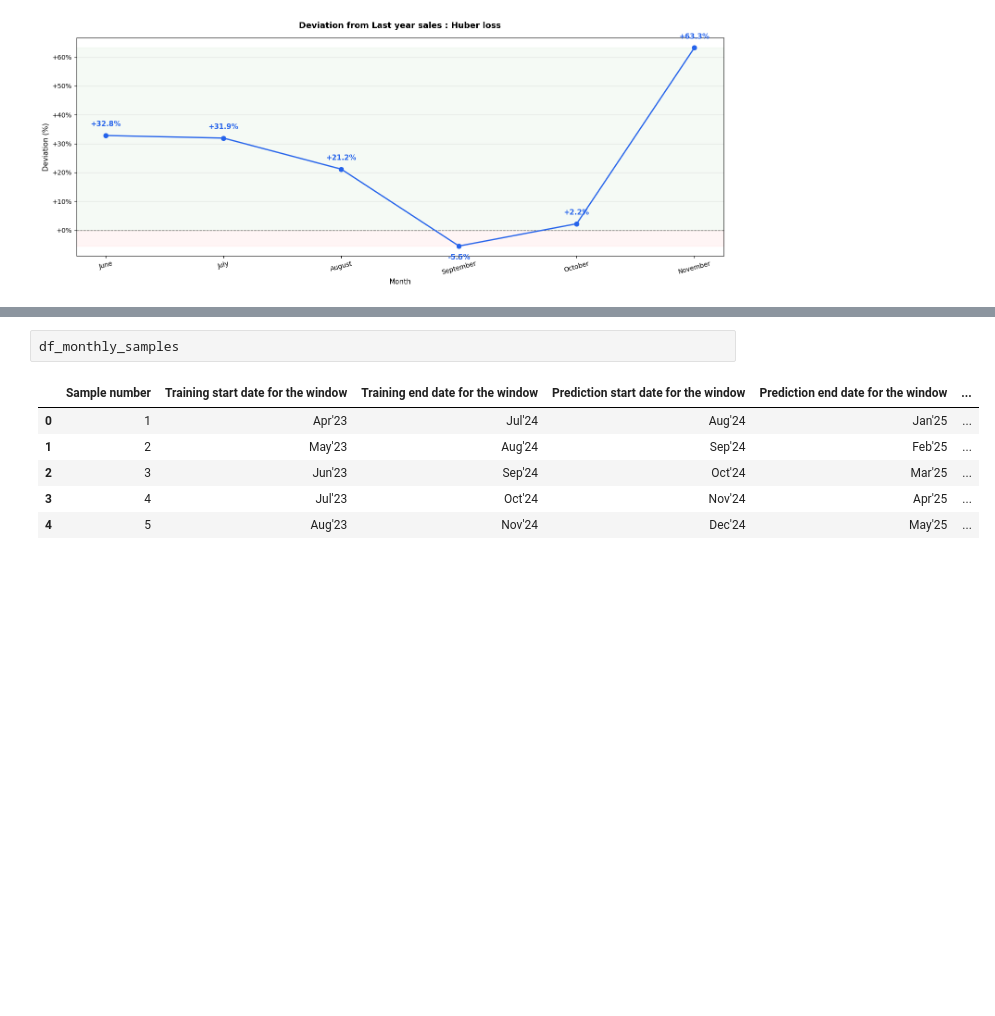
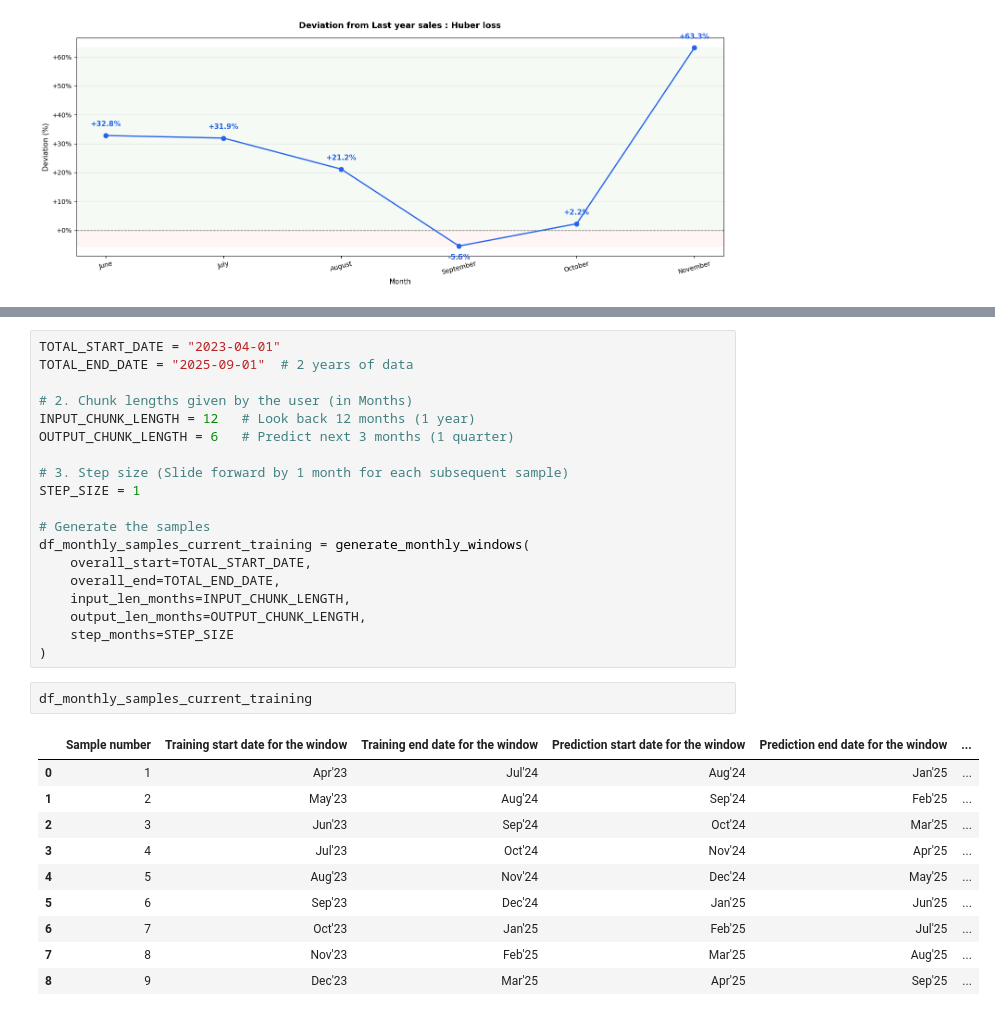
Before and after one commit to Yashdatascience1/Temporal-Fusion-Transformers-Material, a Jupyter notebook: Fixing the bug/Final results over different iterations/plotting_results.ipynb, the cells around one changed output, grey strips where cells are left out. Cells and saved outputs as stored; diff of their text form; blank space fills up the shorter version.

```diff
--- a/Fixing the bug/Final results over different iterations/plotting_results.ipynb
+++ b/Fixing the bug/Final results over different iterations/plotting_results.ipynb
@@ -244,11 +205,34 @@ df_monthly_samples_val
 | 1 | 2 | Jul'24 | Oct'25 | Nov'25 | Apr'26 | ... |
 | 2 | 3 | Aug'24 | Nov'25 | Dec'25 | May'26 | ... |
 # %%
-df_monthly_samples
+TOTAL_START_DATE = "2023-04-01"
+TOTAL_END_DATE = "2025-09-01"  # 2 years of data
+
+# 2. Chunk lengths given by the user (in Months)
+INPUT_CHUNK_LENGTH = 12   # Look back 12 months (1 year)
+OUTPUT_CHUNK_LENGTH = 6   # Predict next 3 months (1 quarter)
+
+# 3. Step size (Slide forward by 1 month for each subsequent sample)
+STEP_SIZE = 1
+
+# Generate the samples
+df_monthly_samples_current_training = generate_monthly_windows(
+    overall_start=TOTAL_START_DATE,
+    overall_end=TOTAL_END_DATE,
+    input_len_months=INPUT_CHUNK_LENGTH,
+    output_len_months=OUTPUT_CHUNK_LENGTH,
+    step_months=STEP_SIZE
+)
-# %% [output]
-|  | Sample number | Training start date for the window | Training end date for the window | Prediction start date for the window | Prediction end date for the window | ... |
-| 0 | 1 | Apr'23 | Jul'24 | Aug'24 | Jan'25 | ... |
-| 1 | 2 | May'23 | Aug'24 | Sep'24 | Feb'25 | ... |
-| 2 | 3 | Jun'23 | Sep'24 | Oct'24 | Mar'25 | ... |
-| 3 | 4 | Jul'23 | Oct'24 | Nov'24 | Apr'25 | ... |
-| 4 | 5 | Aug'23 | Nov'24 | Dec'24 | May'25 | ... |
+# %%
+df_monthly_samples_current_training
+# %% [output]
+|  | Sample number | Training start date for the window | Training end date for the window | Prediction start date for the window | Prediction end date for the window | ... |
+| 0 | 1 | Apr'23 | Jul'24 | Aug'24 | Jan'25 | ... |
+| 1 | 2 | May'23 | Aug'24 | Sep'24 | Feb'25 | ... |
+| 2 | 3 | Jun'23 | Sep'24 | Oct'24 | Mar'25 | ... |
+| 3 | 4 | Jul'23 | Oct'24 | Nov'24 | Apr'25 | ... |
+| 4 | 5 | Aug'23 | Nov'24 | Dec'24 | May'25 | ... |
+| 5 | 6 | Sep'23 | Dec'24 | Jan'25 | Jun'25 | ... |
+| 6 | 7 | Oct'23 | Jan'25 | Feb'25 | Jul'25 | ... |
+| 7 | 8 | Nov'23 | Feb'25 | Mar'25 | Aug'25 | ... |
+| 8 | 9 | Dec'23 | Mar'25 | Apr'25 | Sep'25 | ... |
```
Also changed, not shown: parts of 9 cells of this notebook.
